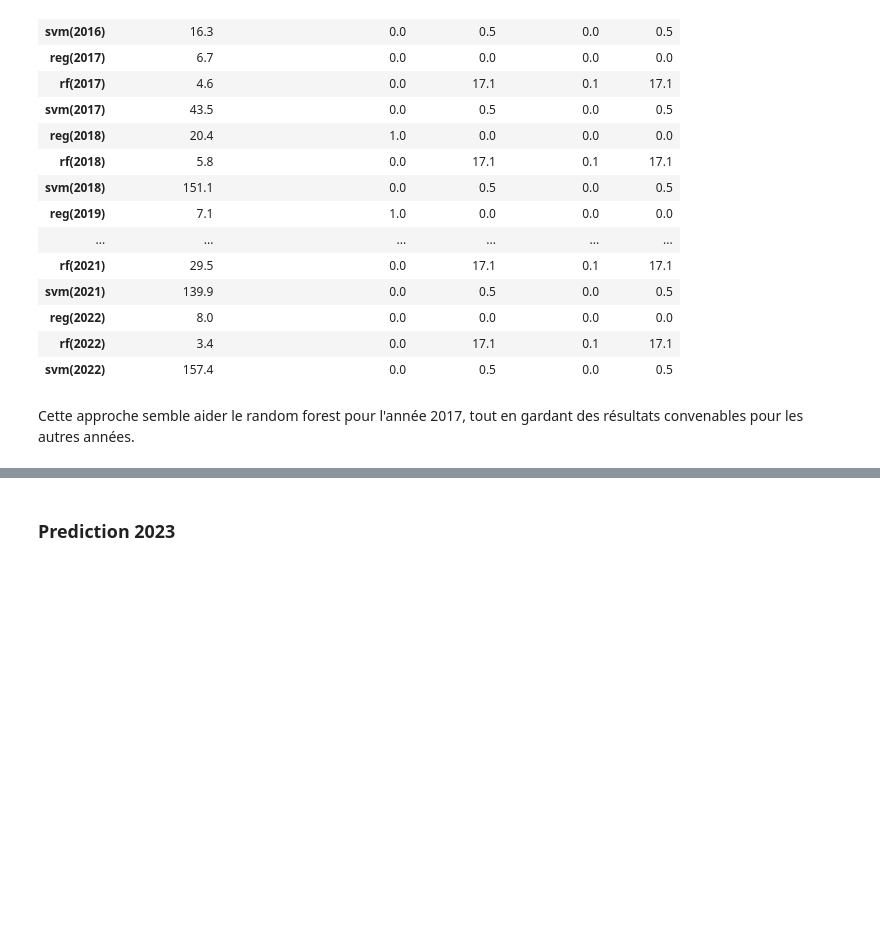
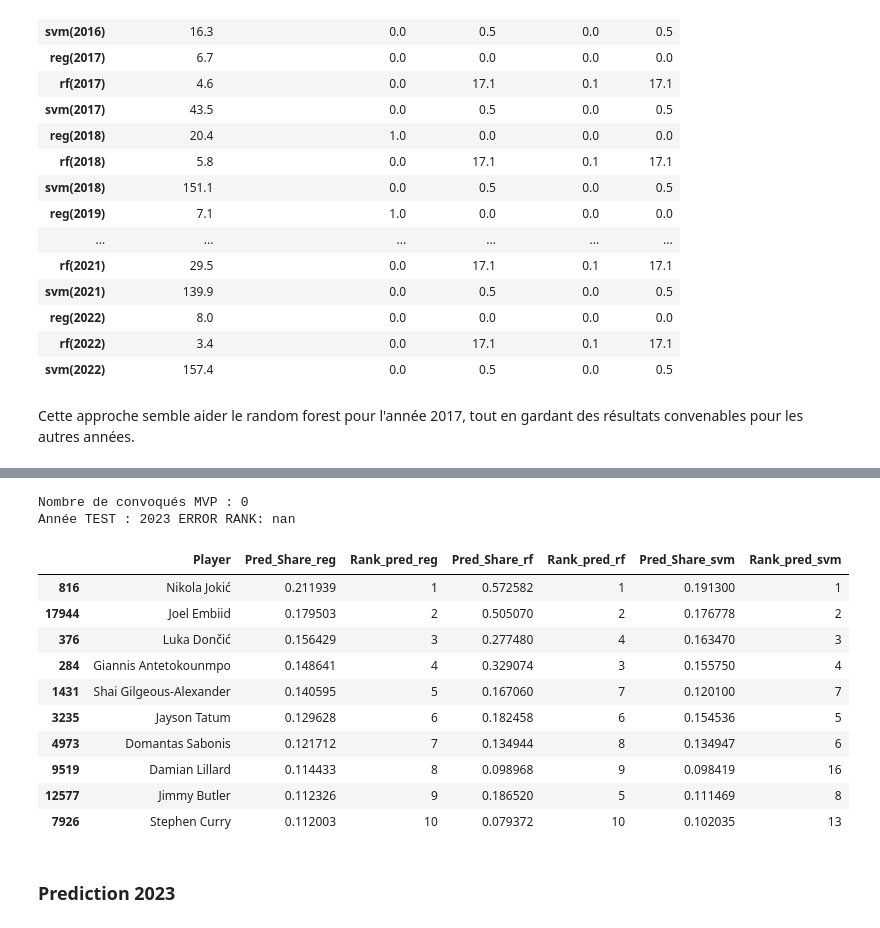
Before and after one commit to MartinErwan/ML_NBA_MVP_Prediction, a Jupyter notebook: PFE_Prediction.ipynb, the cells around one changed output, grey strips where cells are left out. Drawn from its saved outputs; the diff is of its cells as text; code cells hidden in the pictures; blank space fills up the shorter version.

```diff
--- a/PFE_Prediction.ipynb
+++ b/PFE_Prediction.ipynb
@@ -728,3 +785,20 @@ Cette approche semble aider le random forest pour l'année 2017, tout en gardant
+# %%
+o = prediction(DF,d,cv="False",selected_features = [x for x in selected_features4 if x != "Share"],year = 2023)
+o[2].sort_values(["Pred_Share_reg"],ascending=False).head(10).iloc[:, :-2]
+# %% [output]
+Nombre de convoqués MVP : 0
+Année TEST : 2023 ERROR RANK: nan
+|  | Player | Pred_Share_reg | Rank_pred_reg | Pred_Share_rf | Rank_pred_rf | Pred_Share_svm | Rank_pred_svm |
+| 816 | Nikola Jokić | 0.211939 | 1 | 0.572582 | 1 | 0.191300 | 1 |
+| 17944 | Joel Embiid | 0.179503 | 2 | 0.505070 | 2 | 0.176778 | 2 |
+| 376 | Luka Dončić | 0.156429 | 3 | 0.277480 | 4 | 0.163470 | 3 |
+| 284 | Giannis Antetokounmpo | 0.148641 | 4 | 0.329074 | 3 | 0.155750 | 4 |
+| 1431 | Shai Gilgeous-Alexander | 0.140595 | 5 | 0.167060 | 7 | 0.120100 | 7 |
+| 3235 | Jayson Tatum | 0.129628 | 6 | 0.182458 | 6 | 0.154536 | 5 |
+| 4973 | Domantas Sabonis | 0.121712 | 7 | 0.134944 | 8 | 0.134947 | 6 |
+| 9519 | Damian Lillard | 0.114433 | 8 | 0.098968 | 9 | 0.098419 | 16 |
+| 12577 | Jimmy Butler | 0.112326 | 9 | 0.186520 | 5 | 0.111469 | 8 |
+| 7926 | Stephen Curry | 0.112003 | 10 | 0.079372 | 10 | 0.102035 | 13 |
 # %% [markdown]
 ### Prediction 2023
 # %% [markdown]
```
Also changed, not shown: parts of 14 cells of this notebook.
